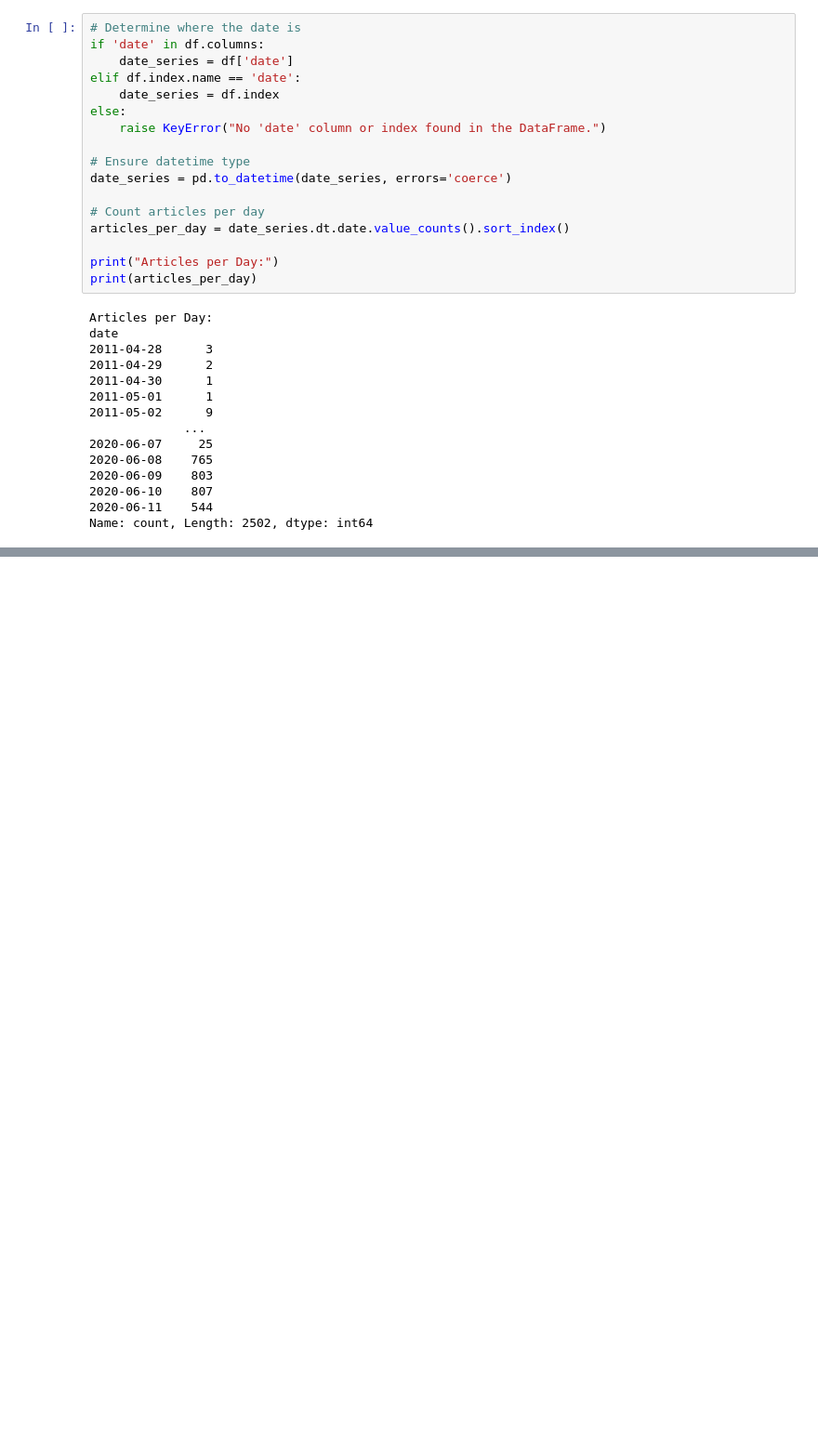
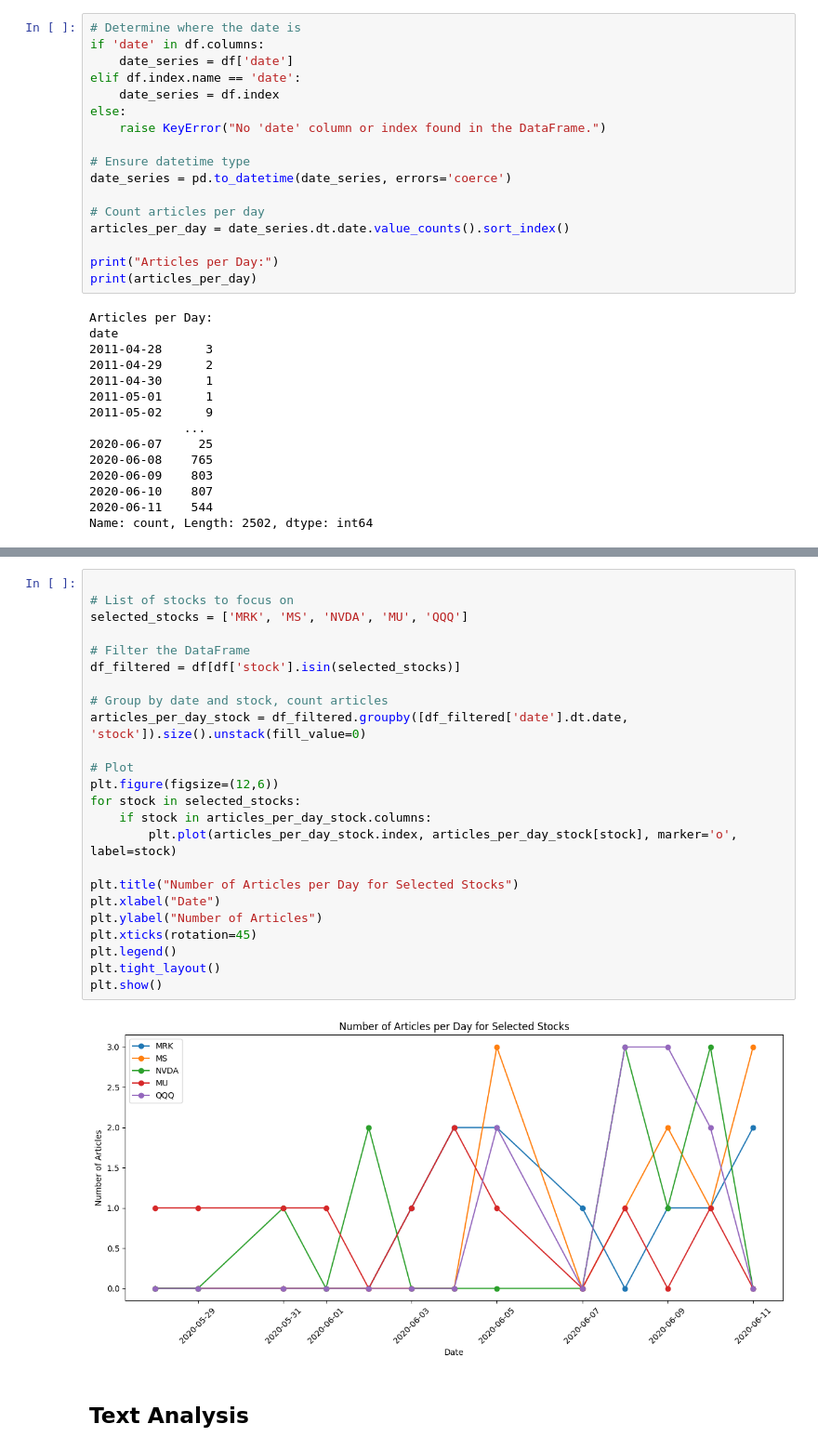
Before and after one commit to birhanu-ma/Financial-Data-Analysis, a Jupyter notebook: notebooks/sentiment_analysis.ipynb, the cells around one changed output, grey strips where cells are left out. Shown at 93% size. Cells and saved outputs as stored; diff of their text form; blank space fills up the shorter version.

```diff
--- a/notebooks/sentiment_analysis.ipynb
+++ b/notebooks/sentiment_analysis.ipynb
@@ -259,0 +341,28 @@ Name: count, Length: 2502, dtype: int64
+# %%
+
+# List of stocks to focus on
+selected_stocks = ['MRK', 'MS', 'NVDA', 'MU', 'QQQ']
+
+# Filter the DataFrame
+df_filtered = df[df['stock'].isin(selected_stocks)]
+
+# Group by date and stock, count articles
+articles_per_day_stock = df_filtered.groupby([df_filtered['date'].dt.date, 'stock']).size().unstack(fill_value=0)
+
+# Plot
+plt.figure(figsize=(12,6))
+for stock in selected_stocks:
+    if stock in articles_per_day_stock.columns:
+        plt.plot(articles_per_day_stock.index, articles_per_day_stock[stock], marker='o', label=stock)
+
+plt.title("Number of Articles per Day for Selected Stocks")
+plt.xlabel("Date")
+plt.ylabel("Number of Articles")
+plt.xticks(rotation=45)
+plt.legend()
+plt.tight_layout()
+plt.show()
+# %% [output]
+[figure, added]
+# %% [markdown]
+## Text Analysis
```
Also changed, not shown: parts of 7 cells of this notebook.
